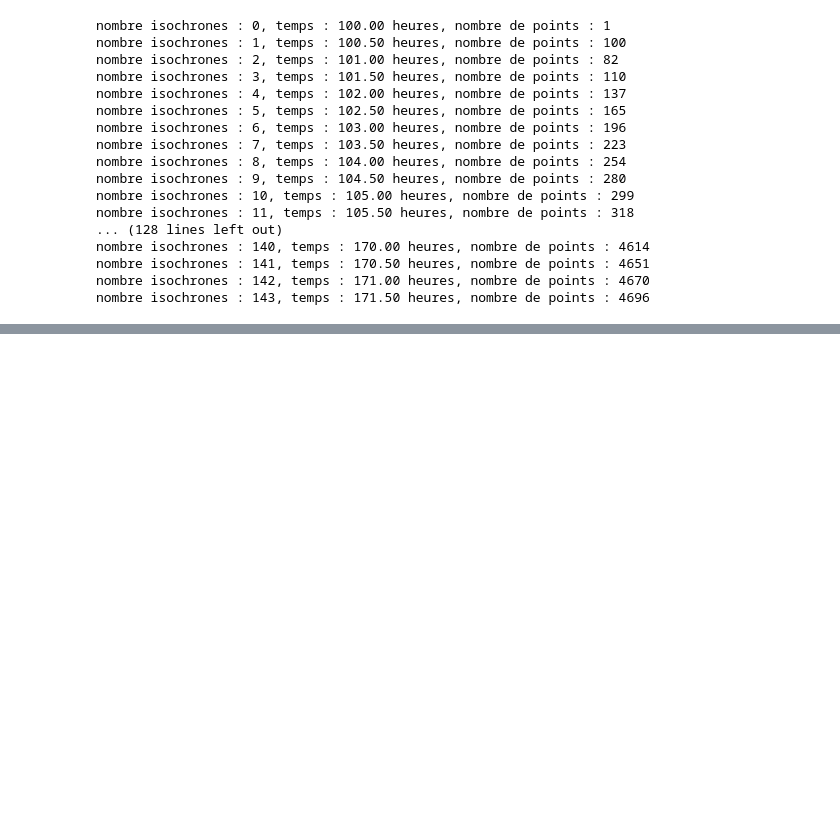
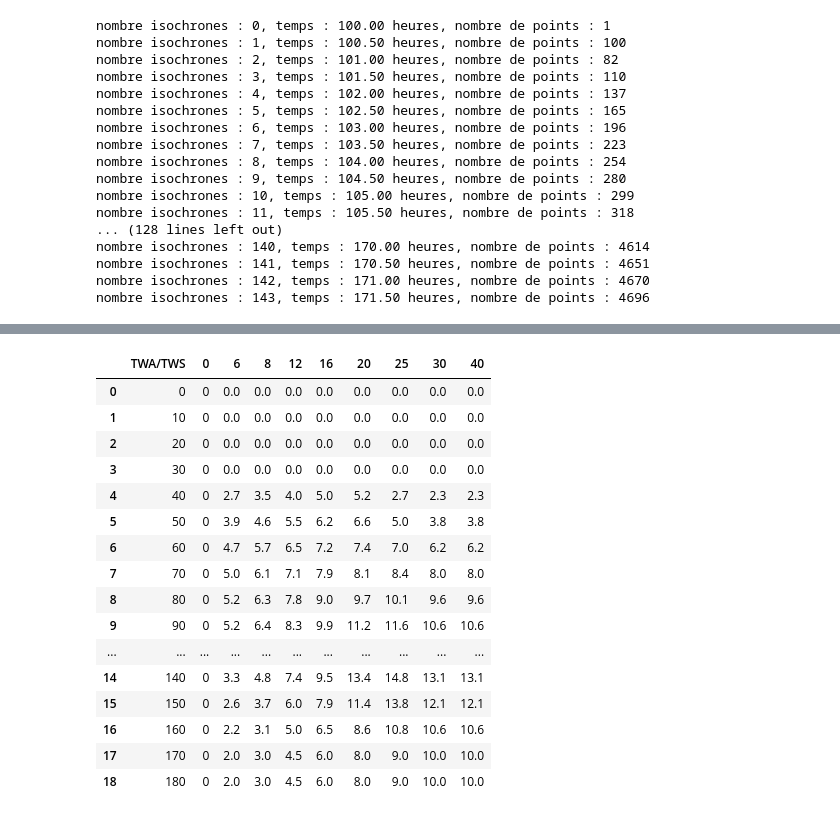
Before and after one commit to louisbsc/routage-meteo, a Jupyter notebook: exec_realwind.ipynb, the cells around one changed output, grey strips where cells are left out. Cells and saved outputs as stored; diff of their text form; code cells hidden in the pictures; blank space fills up the shorter version.

Commit message:
pipeline donnée grib & polaires

```diff
--- a/exec_realwind.ipynb
+++ b/exec_realwind.ipynb
@@ -370,3 +376,27 @@ ax.set_title("Points Terre/Mer (0 = Terre, 1 = Mer)")
 plt.colorbar(scatter, ticks=[0, 1], label="Terre (0) / Mer (1)")
 ax.add_feature(cfeature.COASTLINE, linewidth=1)
 plt.show()
+# %%
+import pandas as pd
+
+# On ouvre le fichier CSV data/polaires/vector.csv et on l'affiche
+df = pd.read_csv("data/polaires/vector.csv")
+df
+# %% [output]
+|  | TWA/TWS | 0 | 6 | 8 | 12 | 16 | 20 | 25 | 30 | 40 |
+| 0 | 0 | 0 | 0.0 | 0.0 | 0.0 | 0.0 | 0.0 | 0.0 | 0.0 | 0.0 |
+| 1 | 10 | 0 | 0.0 | 0.0 | 0.0 | 0.0 | 0.0 | 0.0 | 0.0 | 0.0 |
+| 2 | 20 | 0 | 0.0 | 0.0 | 0.0 | 0.0 | 0.0 | 0.0 | 0.0 | 0.0 |
+| 3 | 30 | 0 | 0.0 | 0.0 | 0.0 | 0.0 | 0.0 | 0.0 | 0.0 | 0.0 |
+| 4 | 40 | 0 | 2.7 | 3.5 | 4.0 | 5.0 | 5.2 | 2.7 | 2.3 | 2.3 |
+| 5 | 50 | 0 | 3.9 | 4.6 | 5.5 | 6.2 | 6.6 | 5.0 | 3.8 | 3.8 |
+| 6 | 60 | 0 | 4.7 | 5.7 | 6.5 | 7.2 | 7.4 | 7.0 | 6.2 | 6.2 |
+| 7 | 70 | 0 | 5.0 | 6.1 | 7.1 | 7.9 | 8.1 | 8.4 | 8.0 | 8.0 |
+| 8 | 80 | 0 | 5.2 | 6.3 | 7.8 | 9.0 | 9.7 | 10.1 | 9.6 | 9.6 |
+| 9 | 90 | 0 | 5.2 | 6.4 | 8.3 | 9.9 | 11.2 | 11.6 | 10.6 | 10.6 |
+| ... | ... | ... | ... | ... | ... | ... | ... | ... | ... | ... |
+| 14 | 140 | 0 | 3.3 | 4.8 | 7.4 | 9.5 | 13.4 | 14.8 | 13.1 | 13.1 |
+| 15 | 150 | 0 | 2.6 | 3.7 | 6.0 | 7.9 | 11.4 | 13.8 | 12.1 | 12.1 |
+| 16 | 160 | 0 | 2.2 | 3.1 | 5.0 | 6.5 | 8.6 | 10.8 | 10.6 | 10.6 |
+| 17 | 170 | 0 | 2.0 | 3.0 | 4.5 | 6.0 | 8.0 | 9.0 | 10.0 | 10.0 |
+| 18 | 180 | 0 | 2.0 | 3.0 | 4.5 | 6.0 | 8.0 | 9.0 | 10.0 | 10.0 |
```
Also changed, not shown: parts of 13 cells of this notebook, 7 other files.
